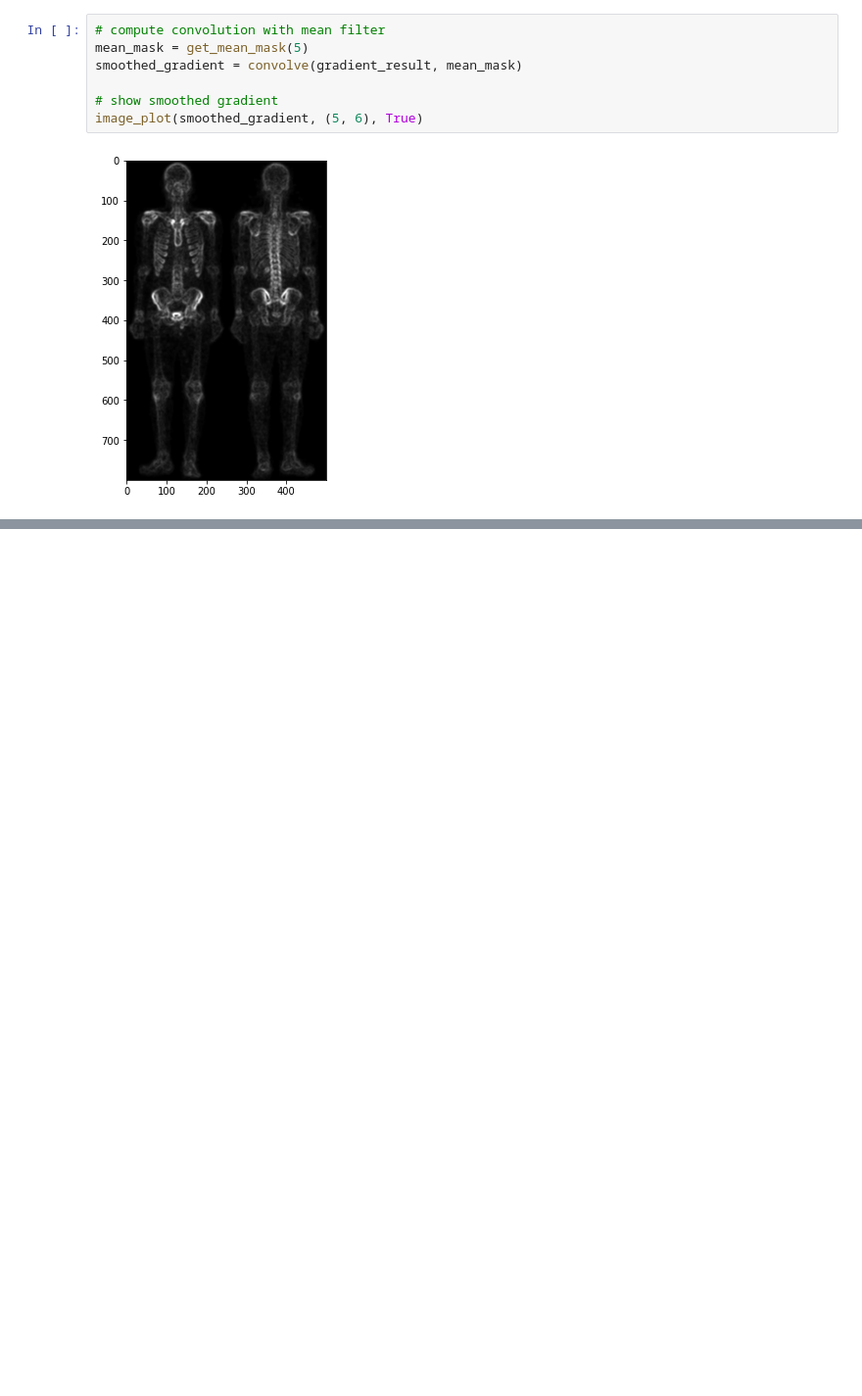
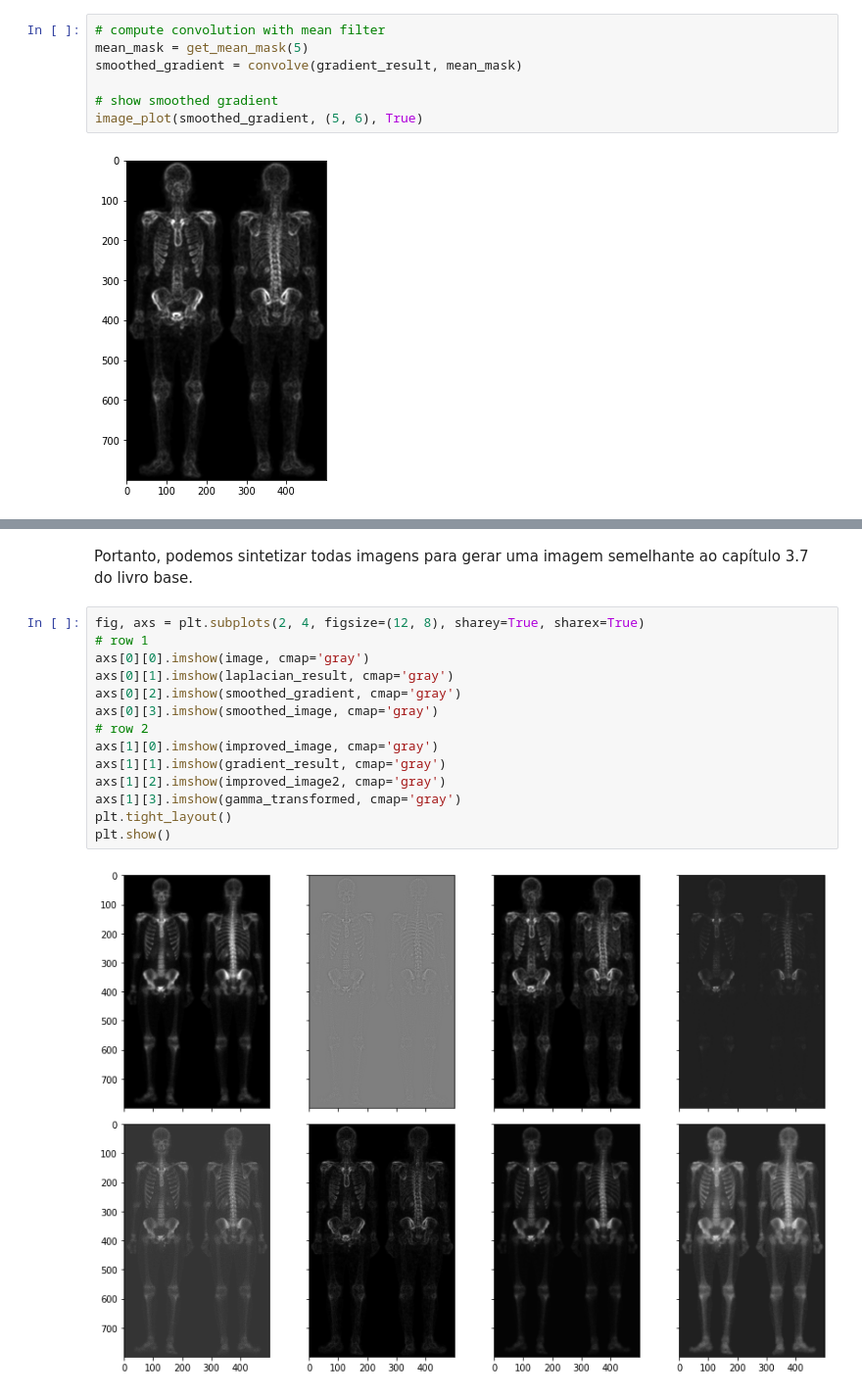
Before and after one commit to gsoaresbaptista/digital-image-processing, a Jupyter notebook: first_list_review/answers/q1.ipynb, the cells around one changed output, grey strips where cells are left out. Shown at 98% size. Cells and saved outputs as stored; diff of their text form; blank space fills up the shorter version.

```diff
--- a/first_list_review/answers/q1.ipynb
+++ b/first_list_review/answers/q1.ipynb
@@ -151,0 +158,18 @@ image_plot(gama_transformed, (5, 6), False)
+# %% [markdown]
+Portanto, podemos sintetizar todas imagens para gerar uma imagem semelhante ao capítulo 3.7 do livro base.
+# %%
+fig, axs = plt.subplots(2, 4, figsize=(12, 8), sharey=True, sharex=True)
+# row 1
+axs[0][0].imshow(image, cmap='gray')
+axs[0][1].imshow(laplacian_result, cmap='gray')
+axs[0][2].imshow(smoothed_gradient, cmap='gray')
+axs[0][3].imshow(smoothed_image, cmap='gray')
+# row 2
+axs[1][0].imshow(improved_image, cmap='gray')
+axs[1][1].imshow(gradient_result, cmap='gray')
+axs[1][2].imshow(improved_image2, cmap='gray')
+axs[1][3].imshow(gamma_transformed, cmap='gray')
+plt.tight_layout()
+plt.show()
+# %% [output]
+[figure, added]
```
Also changed, not shown: parts of 11 cells of this notebook.
